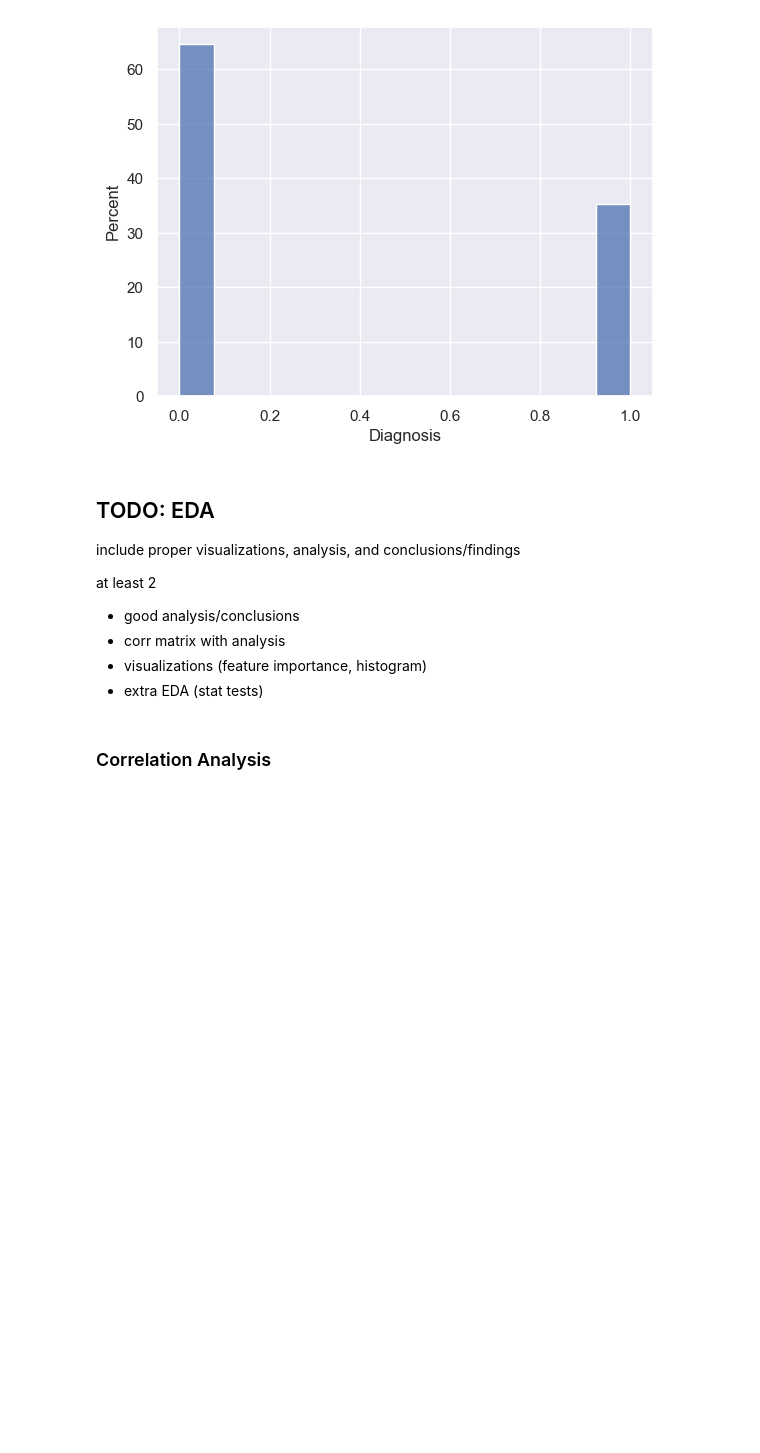
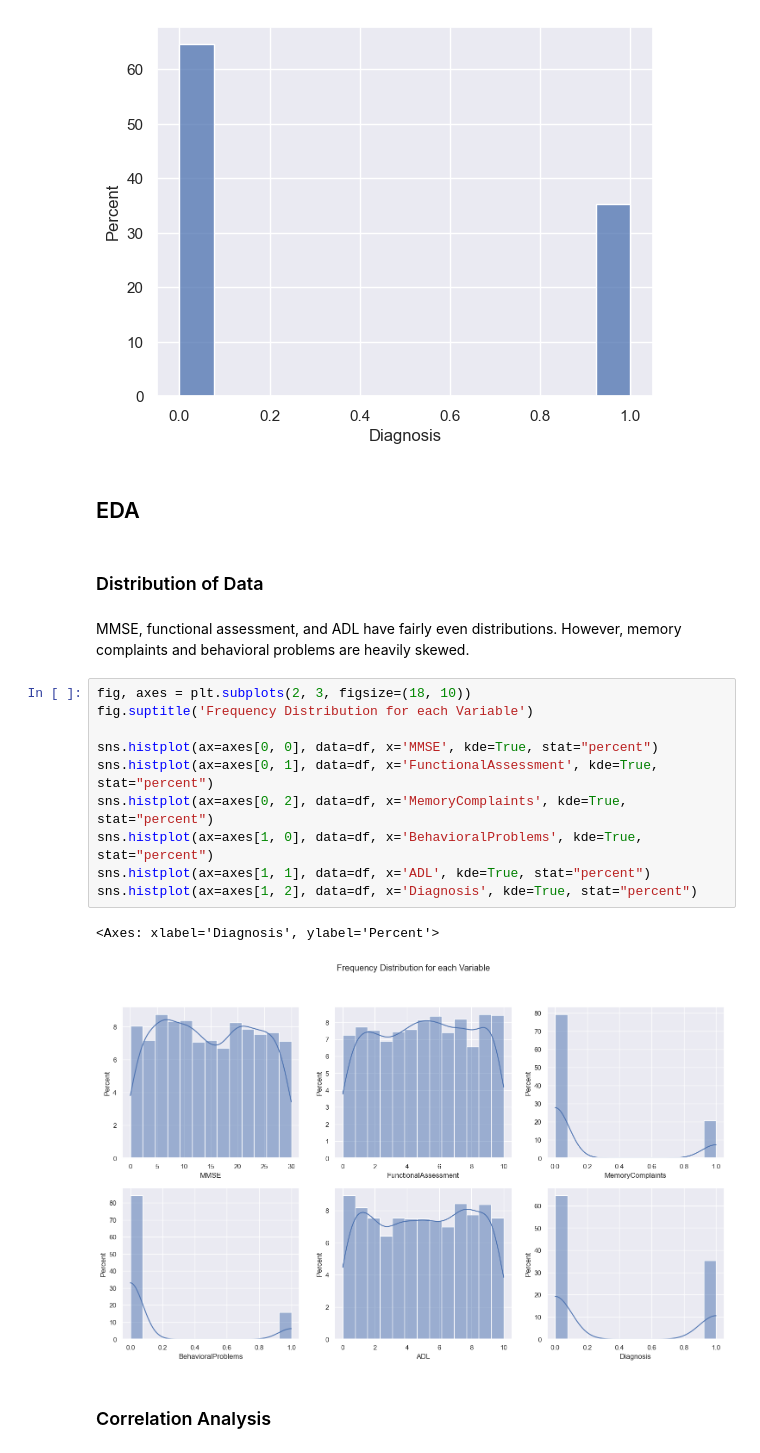
Before and after one commit to cmis1/MSDS, a Jupyter notebook: DTSA 5509/DTSA 5509 Final.ipynb, the cells around one changed output. Saved outputs shown, nothing was run; the diff lists cells and outputs as text; blank space fills up the shorter version.

```diff
--- a/DTSA 5509/DTSA 5509 Final.ipynb
+++ b/DTSA 5509/DTSA 5509 Final.ipynb
@@ -165,14 +167,24 @@ sns.histplot(data=df, x="Diagnosis", stat="percent")
 <Axes: xlabel='Diagnosis', ylabel='Percent'>
 [figure]
 # %% [markdown]
-## TODO: EDA
-include proper visualizations, analysis, and conclusions/findings
-
-at least 2
-- good analysis/conclusions
-- corr matrix with analysis
-- visualizations (feature importance, histogram)
-- extra EDA (stat tests)
+## EDA
+# %% [markdown]
+### Distribution of Data
+# %% [markdown]
+MMSE, functional assessment, and ADL have fairly even distributions.  However, memory complaints and behavioral problems are heavily skewed.
+# %%
+fig, axes = plt.subplots(2, 3, figsize=(18, 10))
+fig.suptitle('Frequency Distribution for each Variable')
+
+sns.histplot(ax=axes[0, 0], data=df, x='MMSE', kde=True, stat="percent")
+sns.histplot(ax=axes[0, 1], data=df, x='FunctionalAssessment', kde=True, stat="percent")
+sns.histplot(ax=axes[0, 2], data=df, x='MemoryComplaints', kde=True, stat="percent")
+sns.histplot(ax=axes[1, 0], data=df, x='BehavioralProblems', kde=True, stat="percent")
+sns.histplot(ax=axes[1, 1], data=df, x='ADL', kde=True, stat="percent")
+sns.histplot(ax=axes[1, 2], data=df, x='Diagnosis', kde=True, stat="percent")
+# %% [output]
+<Axes: xlabel='Diagnosis', ylabel='Percent'>
+[figure, added]
 # %% [markdown]
 ### Correlation Analysis
 # %% [markdown]
```
Also changed, not shown: parts of 18 cells of this notebook, 1 other file.
